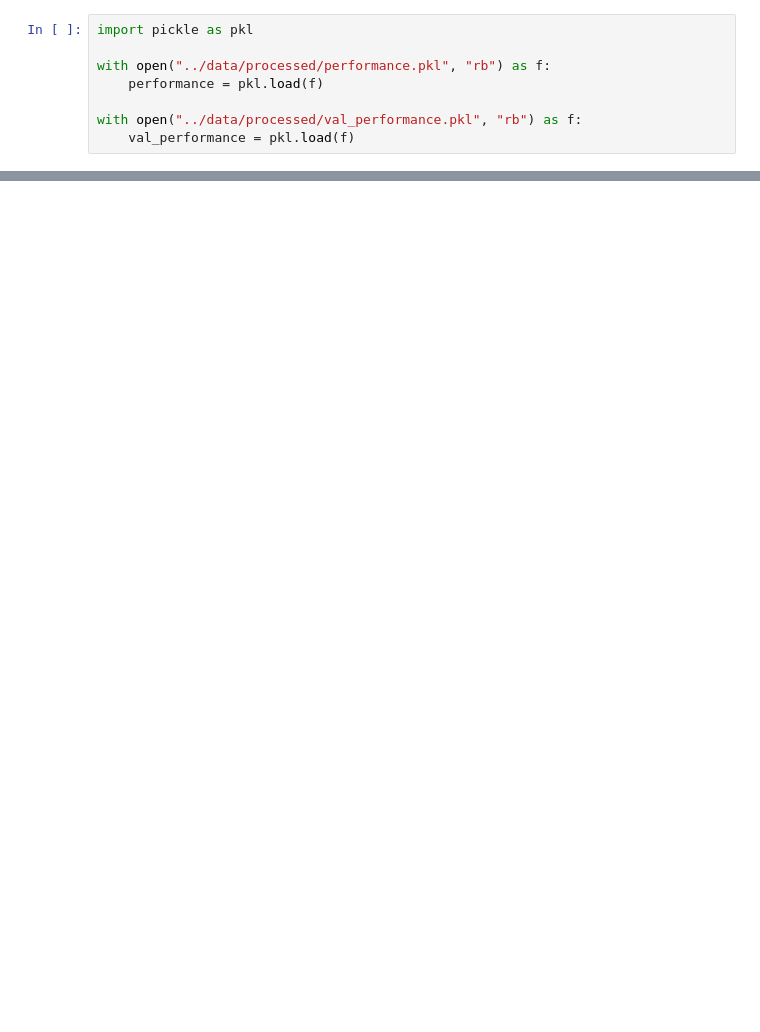
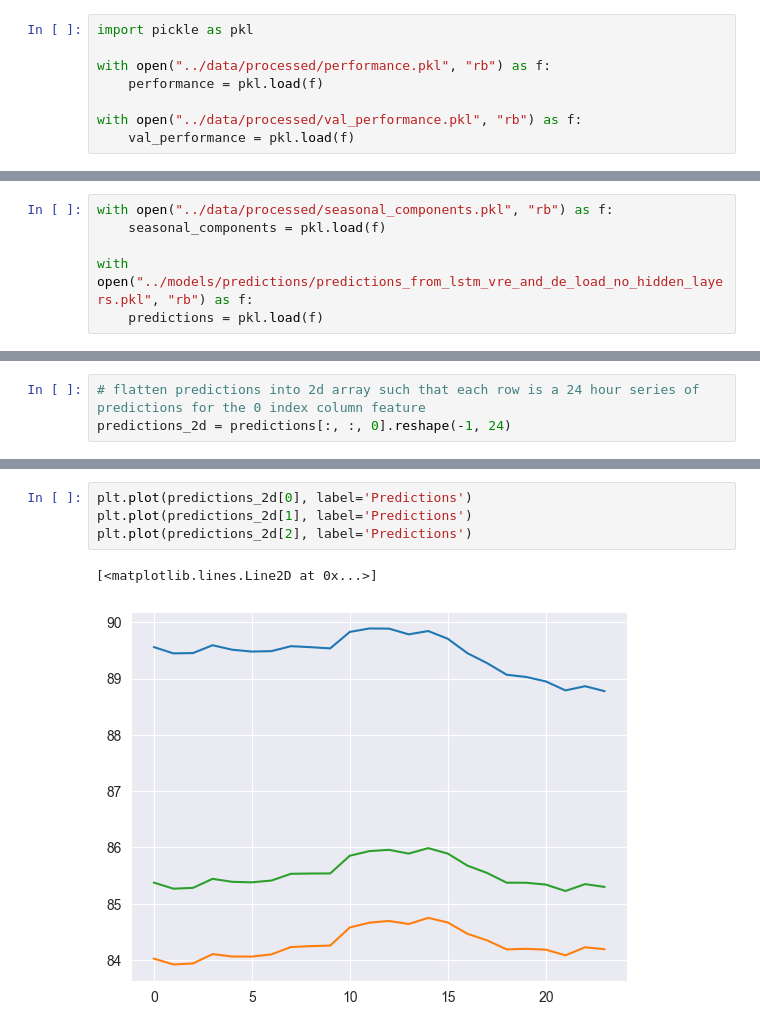
Before and after one commit to valentin-17/epf, a Jupyter notebook: notebooks/epf_main.ipynb, the cells around one changed output, grey strips where cells are left out. Drawn from its saved outputs; the diff is of its cells as text; blank space fills up the shorter version.

```diff
--- a/notebooks/epf_main.ipynb
+++ b/notebooks/epf_main.ipynb
@@ -74,0 +92,6 @@ PermissionError: [Errno 13] Permission denied: 'C:\\Users\\valen\\PycharmProject
+# %%
+with open("../data/processed/seasonal_components.pkl", "rb") as f:
+    seasonal_components = pkl.load(f)
+
+with open("../models/predictions/predictions_from_lstm_vre_and_de_load_no_hidden_layers.pkl", "rb") as f:
+    predictions = pkl.load(f)
@@ -74,0 +106,3 @@ PermissionError: [Errno 13] Permission denied: 'C:\\Users\\valen\\PycharmProject
+# %%
+# flatten predictions into 2d array such that each row is a 24 hour series of predictions for the 0 index column feature
+predictions_2d = predictions[:, :, 0].reshape(-1, 24)
@@ -74,0 +125,7 @@ PermissionError: [Errno 13] Permission denied: 'C:\\Users\\valen\\PycharmProject
+# %%
+plt.plot(predictions_2d[0], label='Predictions')
+plt.plot(predictions_2d[1], label='Predictions')
+plt.plot(predictions_2d[2], label='Predictions')
+# %% [output]
+[<matplotlib.lines.Line2D at 0x...>]
+[figure, added]
```
Also changed, not shown: parts of 9 cells of this notebook, 6 other files.
